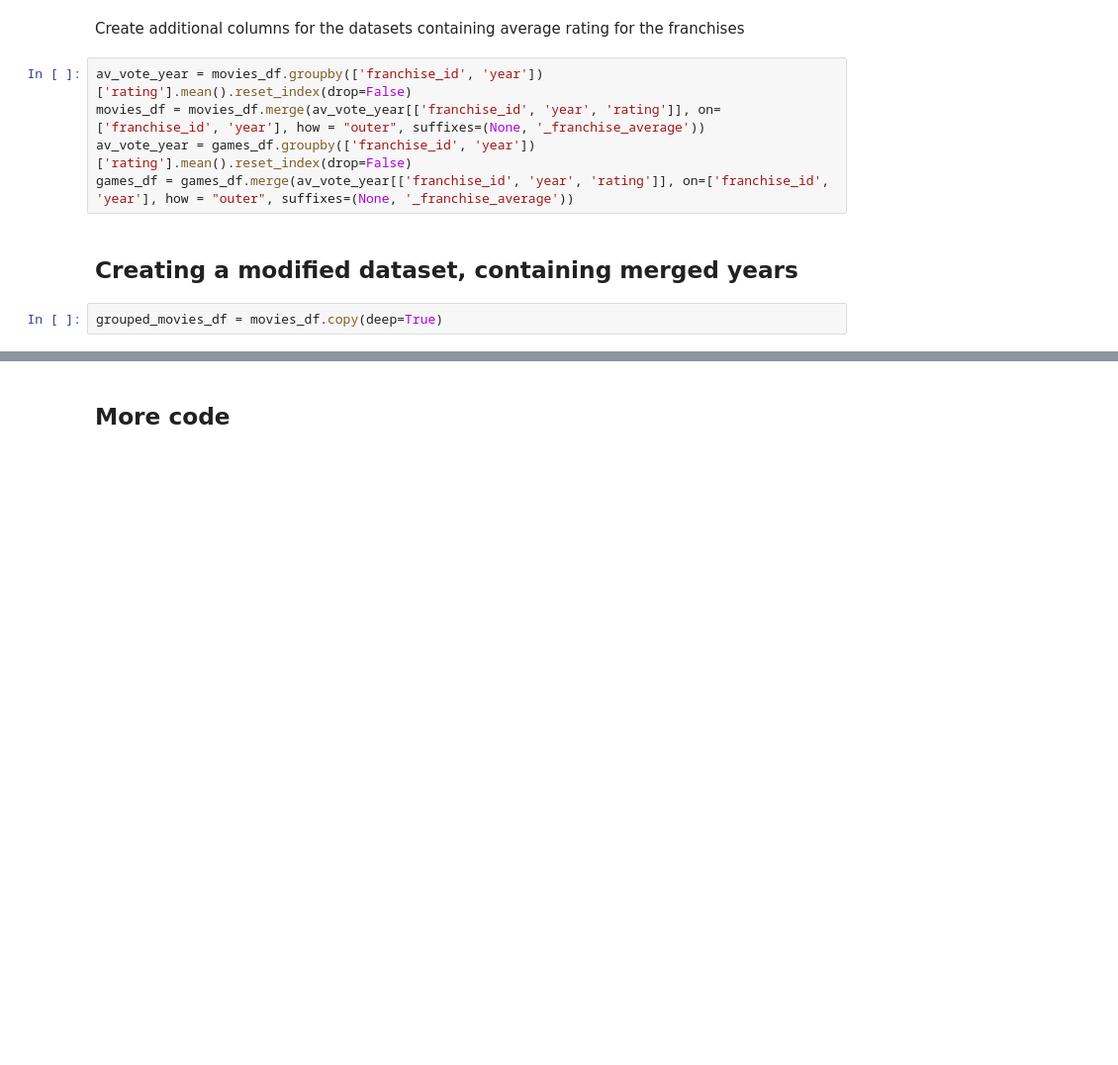
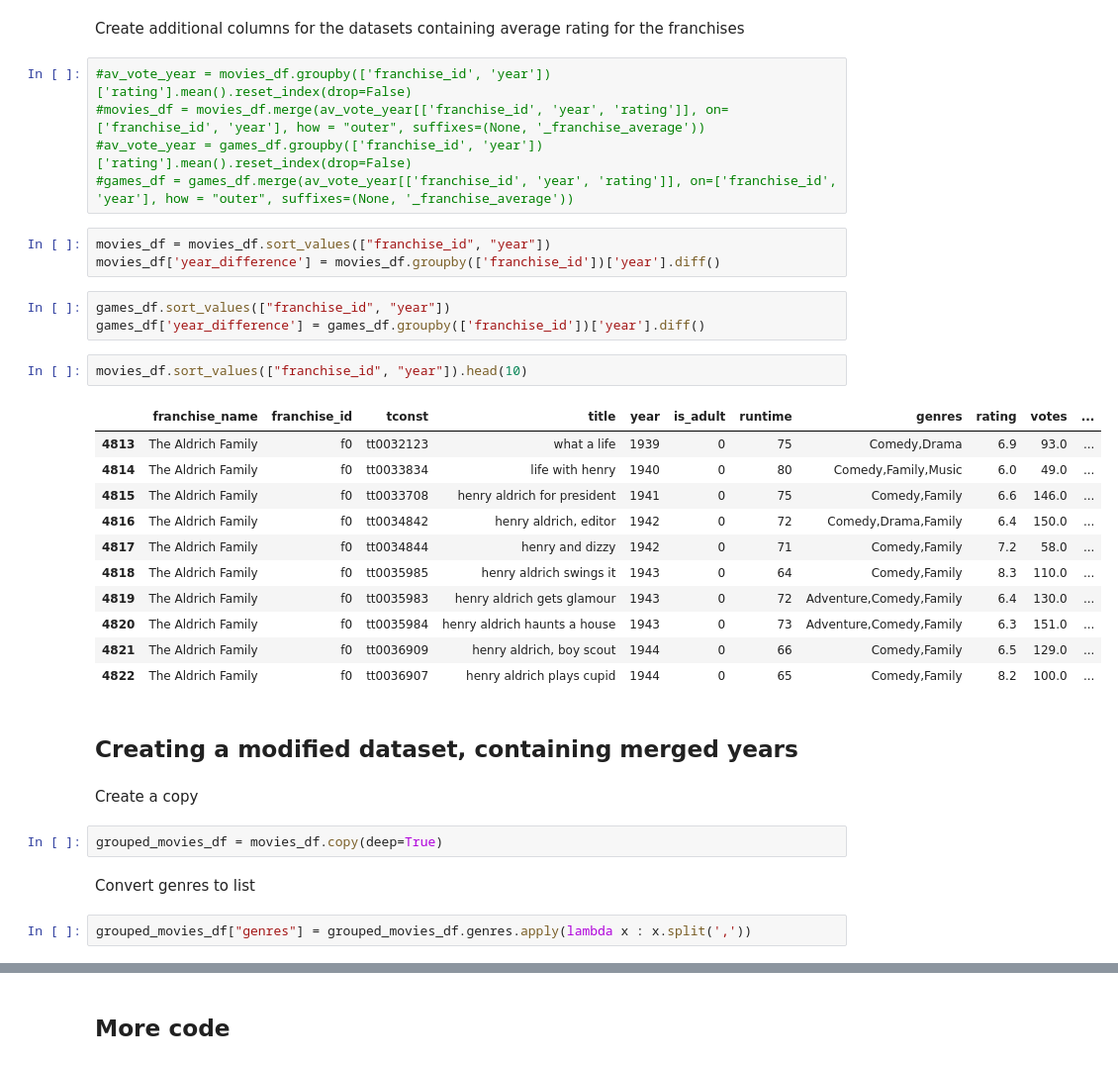
Before and after one commit to adambrennan150/Franchises, a Jupyter notebook: Initial_Analysis.ipynb, the cells around one changed output, grey strips where cells are left out. Shown at 99% size. Drawn from its saved outputs; the diff is of its cells as text; blank space fills up the shorter version.

```diff
--- a/Initial_Analysis.ipynb
+++ b/Initial_Analysis.ipynb
@@ -119,11 +119,37 @@ games_df["year"] = games_df["year"].apply(lambda x: int(x))
 # %% [markdown]
 Create additional columns for the datasets containing average rating for the franchises
 # %%
-av_vote_year = movies_df.groupby(['franchise_id', 'year'])['rating'].mean().reset_index(drop=False)
-movies_df = movies_df.merge(av_vote_year[['franchise_id', 'year', 'rating']], on=['franchise_id', 'year'], how = "outer", suffixes=(None, '_franchise_average'))
-av_vote_year = games_df.groupby(['franchise_id', 'year'])['rating'].mean().reset_index(drop=False)
-games_df = games_df.merge(av_vote_year[['franchise_id', 'year', 'rating']], on=['franchise_id', 'year'], how = "outer", suffixes=(None, '_franchise_average'))
+#av_vote_year = movies_df.groupby(['franchise_id', 'year'])['rating'].mean().reset_index(drop=False)
+#movies_df = movies_df.merge(av_vote_year[['franchise_id', 'year', 'rating']], on=['franchise_id', 'year'], how = "outer", suffixes=(None, '_franchise_average'))
+#av_vote_year = games_df.groupby(['franchise_id', 'year'])['rating'].mean().reset_index(drop=False)
+#games_df = games_df.merge(av_vote_year[['franchise_id', 'year', 'rating']], on=['franchise_id', 'year'], how = "outer", suffixes=(None, '_franchise_average'))
+# %%
+movies_df = movies_df.sort_values(["franchise_id", "year"])
+movies_df['year_difference'] = movies_df.groupby(['franchise_id'])['year'].diff()
+# %%
+games_df.sort_values(["franchise_id", "year"])
+games_df['year_difference'] = games_df.groupby(['franchise_id'])['year'].diff()
+# %%
+movies_df.sort_values(["franchise_id", "year"]).head(10)
+# %% [output]
+|  | franchise_name | franchise_id | tconst | title | year | is_adult | runtime | genres | rating | votes | ... |
+| 4813 | The Aldrich Family | f0 | tt0032123 | what a life | 1939 | 0 | 75 | Comedy,Drama | 6.9 | 93.0 | ... |
+| 4814 | The Aldrich Family | f0 | tt0033834 | life with henry | 1940 | 0 | 80 | Comedy,Family,Music | 6.0 | 49.0 | ... |
+| 4815 | The Aldrich Family | f0 | tt0033708 | henry aldrich for president | 1941 | 0 | 75 | Comedy,Family | 6.6 | 146.0 | ... |
+| 4816 | The Aldrich Family | f0 | tt0034842 | henry aldrich, editor | 1942 | 0 | 72 | Comedy,Drama,Family | 6.4 | 150.0 | ... |
+| 4817 | The Aldrich Family | f0 | tt0034844 | henry and dizzy | 1942 | 0 | 71 | Comedy,Family | 7.2 | 58.0 | ... |
+| 4818 | The Aldrich Family | f0 | tt0035985 | henry aldrich swings it | 1943 | 0 | 64 | Comedy,Family | 8.3 | 110.0 | ... |
+| 4819 | The Aldrich Family | f0 | tt0035983 | henry aldrich gets glamour | 1943 | 0 | 72 | Adventure,Comedy,Family | 6.4 | 130.0 | ... |
+| 4820 | The Aldrich Family | f0 | tt0035984 | henry aldrich haunts a house | 1943 | 0 | 73 | Adventure,Comedy,Family | 6.3 | 151.0 | ... |
+| 4821 | The Aldrich Family | f0 | tt0036909 | henry aldrich, boy scout | 1944 | 0 | 66 | Comedy,Family | 6.5 | 129.0 | ... |
+| 4822 | The Aldrich Family | f0 | tt0036907 | henry aldrich plays cupid | 1944 | 0 | 65 | Comedy,Family | 8.2 | 100.0 | ... |
 # %% [markdown]
 ## Creating a modified dataset, containing merged years
+# %% [markdown]
+Create a copy
 # %%
 grouped_movies_df = movies_df.copy(deep=True)
+# %% [markdown]
+Convert genres to list
+# %%
+grouped_movies_df["genres"] = grouped_movies_df.genres.apply(lambda x : x.split(','))
```
Also changed, not shown: parts of 16 cells of this notebook.
